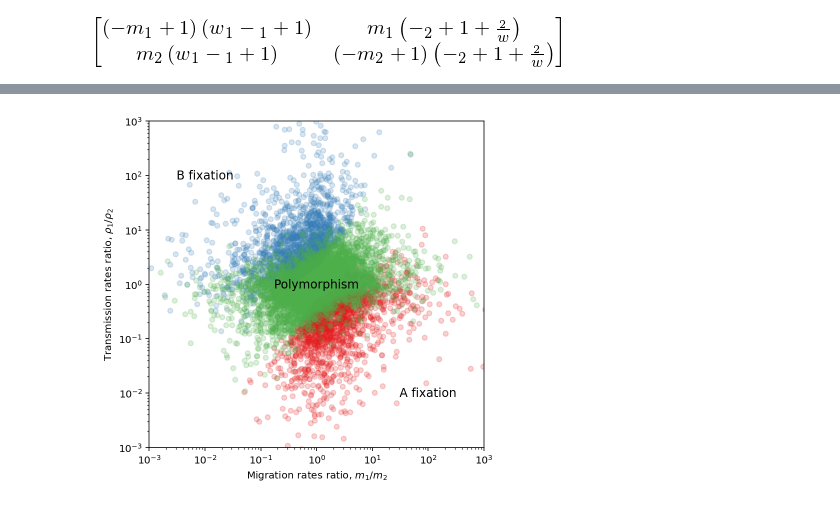
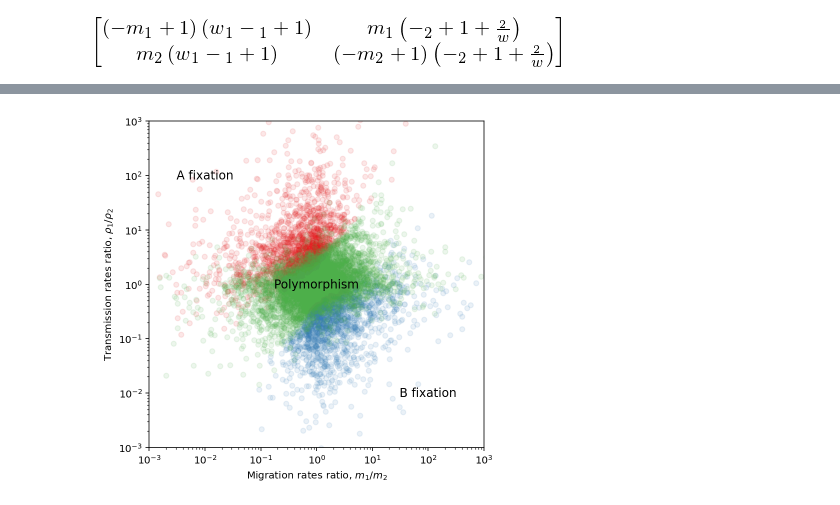
Before and after one commit to yoavram/Sunnyvale, a Jupyter notebook: notebooks/migration analysis.ipynb, the cells around one changed output, grey strips where cells are left out. Drawn from its saved outputs; the diff is of its cells as text; code cells hidden in the pictures.

```diff
--- a/notebooks/migration analysis.ipynb
+++ b/notebooks/migration analysis.ipynb
@@ -369,30 +370,36 @@ m2s = uniform(0, 0.5, n)
 ρ1s = uniform(0, 1, n)
 ρ2s = uniform(0, 1, n)
 # %%
-w_ = 2
 subs = [
     {
         m1: m1_,
         m2: m2_,
         ρ1: ρ1_,
         ρ2: ρ2_,
-        w: w_
+        w: 2
     }
     for m1_, m2_, ρ1_, ρ2_ in zip(m1s, m2s, ρ1s, ρ2s)
 ]
-zero_stability = [
-    λ01.subs(subs_)<1 and λ02.subs(subs_)<1
+
+A_fixation = [
+    λ1a.subs(subs_) < 1 and λ1b.subs(subs_) < 1
     for subs_ in subs
 ]
-one_stability = [
-    λ11.subs(subs_)<1 and λ12.subs(subs_)<1
+
+B_fixation = [
+    λ0a.subs(subs_) < 1 and λ0b.subs(subs_) < 1
     for subs_ in subs
 ]
 # %%
-df = pd.DataFrame({'m1':m1s, 'm2':m2s, 'ρ1': ρ1s, 'ρ2': ρ2s, 'zero stability': zero_stability, 'one stability': one_stability})
-df['zero stability']=df['zero stability'].astype(bool)
-df['one stability']=df['one stability'].astype(bool)
-df['protected polymorphism'] = (~df['zero stability']) & (~df['one stability'])
+df = pd.DataFrame(
+    {'m1':m1s, 'm2':m2s,
+     'ρ1': ρ1s, 'ρ2': ρ2s,
+     'A fixation': A_fixation, 'B fixation': B_fixation})
+
+df['A fixation'] = df['A fixation'].astype(bool)
+df['B fixation'] = df['B fixation'].astype(bool)
+
+df['protected polymorphism'] = (~df['A fixation']) & (~df['B fixation'])
 df.to_csv('polymorphism.csv')
 df.head()
 # %% [output]
@@ -408,9 +415,15 @@ df['ρ_ratio'] = df['ρ1']/df['ρ2']
 # %%
 def outcome(x):
-    if x['one stability']:
+    if x['A fixation']:
         return 'A fixation'
-    elif x['zero stability']:
+    elif x['B fixation']:
         return 'B fixation'
     else:
         return 'Polymorphism'
+
 df['outcome'] = [outcome(row) for _, row in df.iterrows()]
+# %%
+colors = plt.cm.Set1.colors[:3]
+red, blue, green = colors
+plt.scatter([1, 2, 3], [1, 2, 3], c=colors, s=100)
+plt.xticks([]); plt.yticks([]);
@@ -417,22 +432,22 @@ df['outcome'] = [outcome(row) for _, row in df.iterrows()]
 # %%
 fig, ax = plt.subplots(figsize=(6, 6))
-colors = plt.cm.Set1.colors[:3]
-colors = {'B fixation':colors[0], 'A fixation':colors[1], 'Polymorphism':colors[2]}
-positions = {'B fixation': (1/100, 100), 'A fixation': (100, 1/100), 'Polymorphism': (1,1)}
-scatter_kws = dict(alpha=1/5, marker='.', markersize=10, ls='', clip_on=True)
+
+colors = {'B fixation': blue, 'A fixation': red, 'Polymorphism': green}
+positions = {'B fixation': (100, 1/100), 'A fixation': (1/100, 100), 'Polymorphism': (1,1)}
+scatter_kws = dict(marker='.', markersize=10, ls='', clip_on=True, alpha=1/10)
 
 for key, grp in df.groupby('outcome'):
     ax.plot('m_ratio', 'ρ_ratio', color=colors[key], label=key, data=grp, **scatter_kws)
     ax.annotate(key, positions[key], xycoords='data', ha='center', va = 'center', fontsize='large')
 ax.set(
     xscale='log',
     yscale='log',
     xlim=(1e-3, 1e3),
     ylim=(1e-3, 1e3),
     xlabel=r'Migration rates ratio, $m_1/m_2$',
     ylabel=r'Transmission rates ratio, $\rho_1/\rho_2$',
 #     title='$Fitness: w_1=1/w_2={}$'.format(w_),
 )
 fig.savefig('../figures/asym_migration.pdf', dpi=300)
 # %% [output]
-[figure, old version]
+[figure, new version]
```
Also changed, not shown: parts of 9 cells of this notebook.
